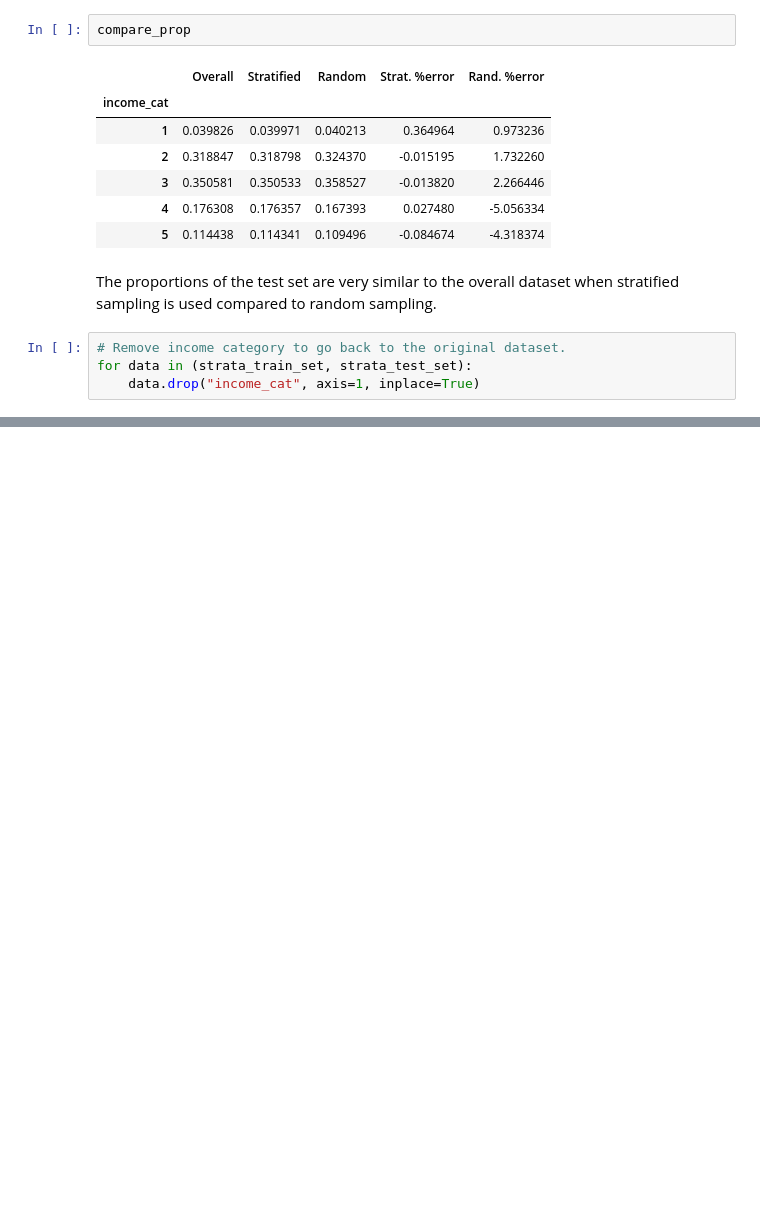
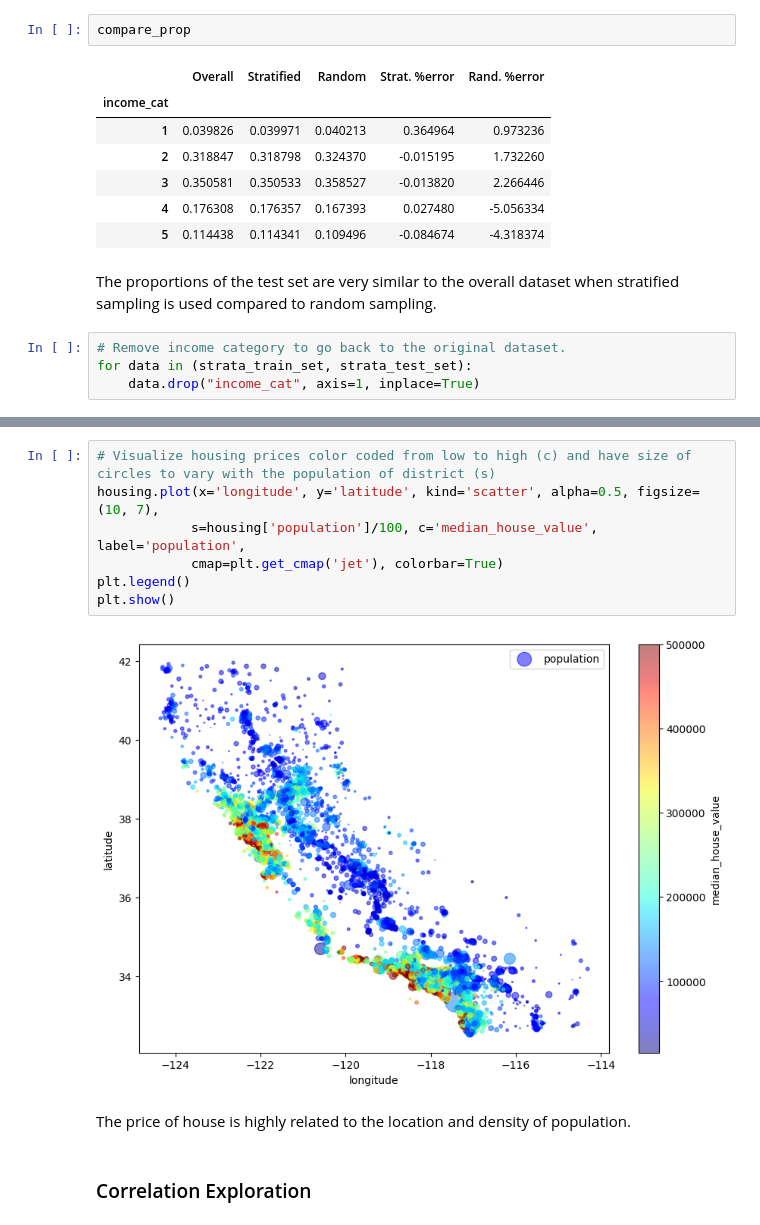
Before and after one commit to tanjatom/MachineLearning, a Jupyter notebook: Regression/housing-prices-California.ipynb, the cells around one changed output, grey strips where cells are left out. Drawn from its saved outputs; the diff is of its cells as text; blank space fills up the shorter version.

```diff
--- a/Regression/housing-prices-California.ipynb
+++ b/Regression/housing-prices-California.ipynb
@@ -159,0 +181,13 @@ for data in (strata_train_set, strata_test_set):
+# %%
+# Visualize housing prices color coded from low to high (c) and have size of circles to vary with the population of district (s)
+housing.plot(x='longitude', y='latitude', kind='scatter', alpha=0.5, figsize=(10, 7),
+            s=housing['population']/100, c='median_house_value', label='population',
+            cmap=plt.get_cmap('jet'), colorbar=True)
+plt.legend()
+plt.show()
+# %% [output]
+[figure, added]
+# %% [markdown]
+The price of house is highly related to the location and density of population.
+# %% [markdown]
+### Correlation Exploration
```
Also changed, not shown: parts of 28 cells of this notebook.
